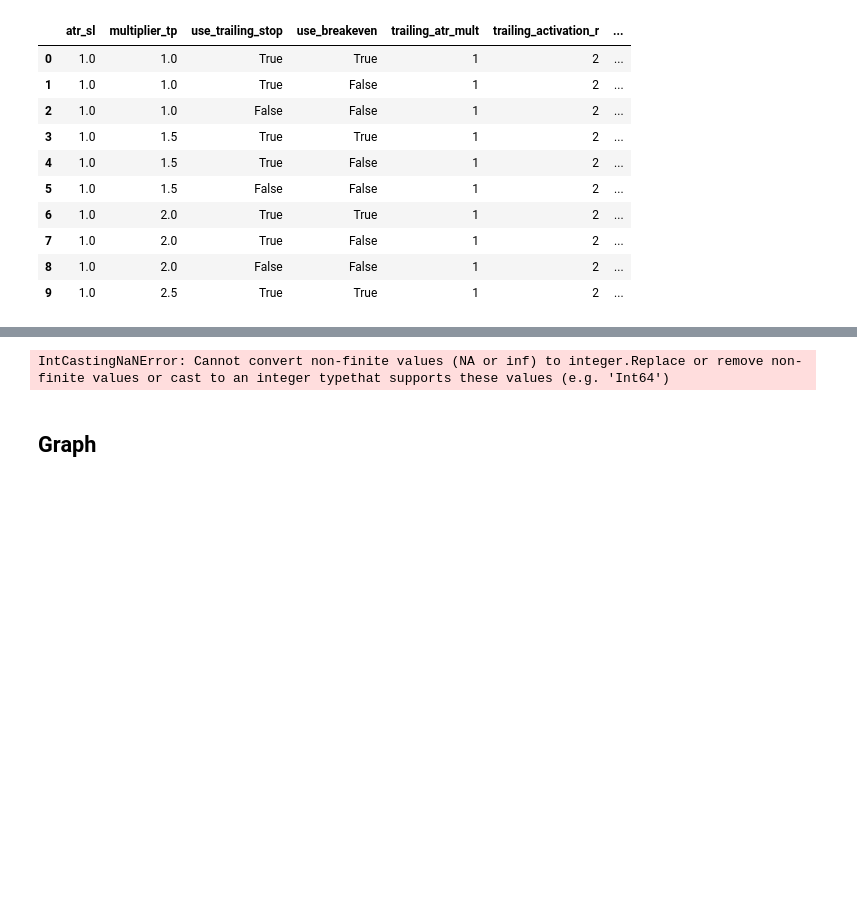
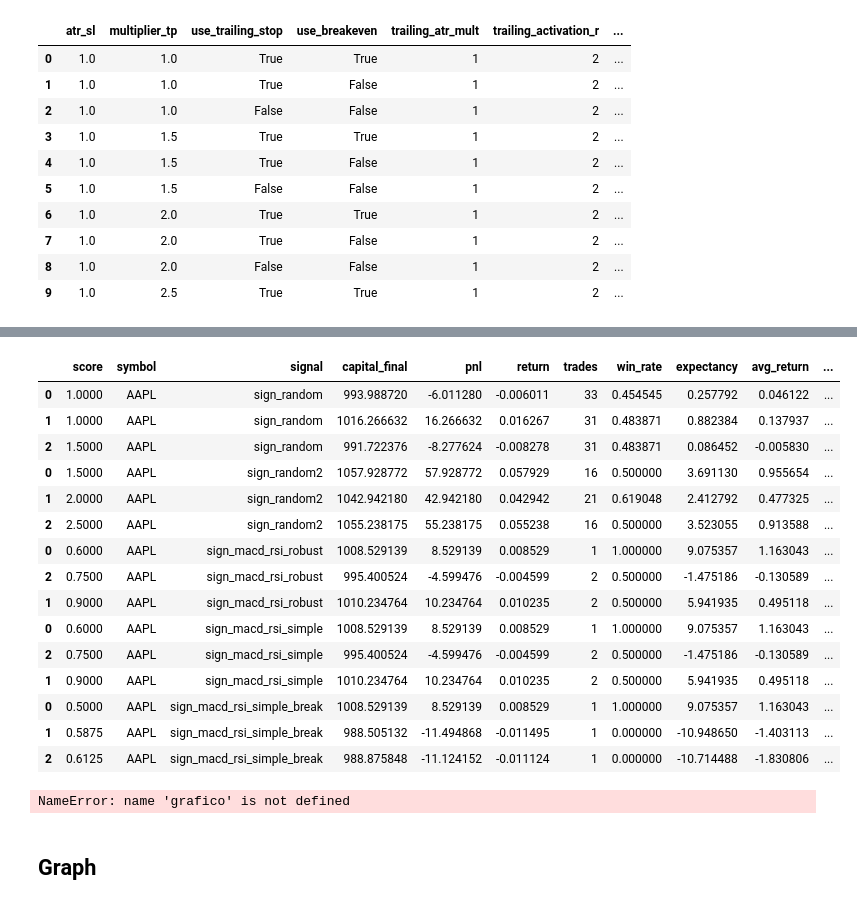
Before and after one commit to josebrx99/python, a Jupyter notebook: trading/engine/backtester.ipynb, the cells around one changed output, grey strips where cells are left out. Drawn from its saved outputs; the diff is of its cells as text; code cells hidden in the pictures; blank space fills up the shorter version.

```diff
--- a/trading/engine/backtester.ipynb
+++ b/trading/engine/backtester.ipynb
@@ -356,12 +456,34 @@ IntCastingNaNError: Cannot convert non-finite values (NA or inf) to integer.Repl
-# %%
-# 2. Testing in OOS
-param_grid_eval = resume_train.filter(like="param.").head(3)
-param_grid_eval.columns = [x.replace("param.","") for x in param_grid_eval]
-
-resume_oos = tunner_sl_tp(df_oos, cols_sign, symb, param_grid_eval)
-resume_oos.drop(columns=cols_del).head(15)
-# %% [output]
-IntCastingNaNError: Cannot convert non-finite values (NA or inf) to integer.Replace or remove non-finite values or cast to an integer typethat supports these values (e.g. 'Int64')
+# %%
+# 3. Testing in OOS
+resume_oos = []
+for _sign in cols_sign:
+    _params = param_grid_eval[param_grid_eval["signal"] == _sign]
+    _ = tunner_sl_tp(df_oos, [_sign], symb, _params)
+    resume_oos.append(_)
+resume_oos = pd.concat(resume_oos)
+resume_oos["dataset"] = "eval"
+resume_oos.drop(columns=cols_del).head(15)
+# %% [output]
+|  | score | symbol | signal | capital_final | pnl | return | trades | win_rate | expectancy | avg_return | ... |
+| 0 | 1.0000 | AAPL | sign_random | 993.988720 | -6.011280 | -0.006011 | 33 | 0.454545 | 0.257792 | 0.046122 | ... |
+| 1 | 1.0000 | AAPL | sign_random | 1016.266632 | 16.266632 | 0.016267 | 31 | 0.483871 | 0.882384 | 0.137937 | ... |
+| 2 | 1.5000 | AAPL | sign_random | 991.722376 | -8.277624 | -0.008278 | 31 | 0.483871 | 0.086452 | -0.005830 | ... |
+| 0 | 1.5000 | AAPL | sign_random2 | 1057.928772 | 57.928772 | 0.057929 | 16 | 0.500000 | 3.691130 | 0.955654 | ... |
+| 1 | 2.0000 | AAPL | sign_random2 | 1042.942180 | 42.942180 | 0.042942 | 21 | 0.619048 | 2.412792 | 0.477325 | ... |
+| 2 | 2.5000 | AAPL | sign_random2 | 1055.238175 | 55.238175 | 0.055238 | 16 | 0.500000 | 3.523055 | 0.913588 | ... |
+| 0 | 0.6000 | AAPL | sign_macd_rsi_robust | 1008.529139 | 8.529139 | 0.008529 | 1 | 1.000000 | 9.075357 | 1.163043 | ... |
+| 2 | 0.7500 | AAPL | sign_macd_rsi_robust | 995.400524 | -4.599476 | -0.004599 | 2 | 0.500000 | -1.475186 | -0.130589 | ... |
+| 1 | 0.9000 | AAPL | sign_macd_rsi_robust | 1010.234764 | 10.234764 | 0.010235 | 2 | 0.500000 | 5.941935 | 0.495118 | ... |
+| 0 | 0.6000 | AAPL | sign_macd_rsi_simple | 1008.529139 | 8.529139 | 0.008529 | 1 | 1.000000 | 9.075357 | 1.163043 | ... |
+| 2 | 0.7500 | AAPL | sign_macd_rsi_simple | 995.400524 | -4.599476 | -0.004599 | 2 | 0.500000 | -1.475186 | -0.130589 | ... |
+| 1 | 0.9000 | AAPL | sign_macd_rsi_simple | 1010.234764 | 10.234764 | 0.010235 | 2 | 0.500000 | 5.941935 | 0.495118 | ... |
+| 0 | 0.5000 | AAPL | sign_macd_rsi_simple_break | 1008.529139 | 8.529139 | 0.008529 | 1 | 1.000000 | 9.075357 | 1.163043 | ... |
+| 1 | 0.5875 | AAPL | sign_macd_rsi_simple_break | 988.505132 | -11.494868 | -0.011495 | 1 | 0.000000 | -10.948650 | -1.403113 | ... |
+| 2 | 0.6125 | AAPL | sign_macd_rsi_simple_break | 988.875848 | -11.124152 | -0.011124 | 1 | 0.000000 | -10.714488 | -1.830806 | ... |
+# %%
+grafico
+# %% [output]
+NameError: name 'grafico' is not defined
 # %%
 qwe
 # %% [markdown]
```
Also changed, not shown: parts of 19 cells of this notebook, 5 other files.
